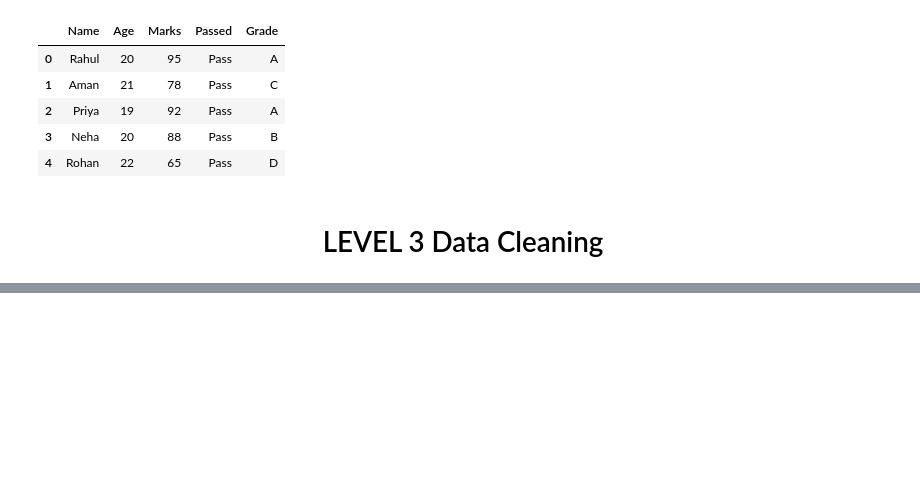
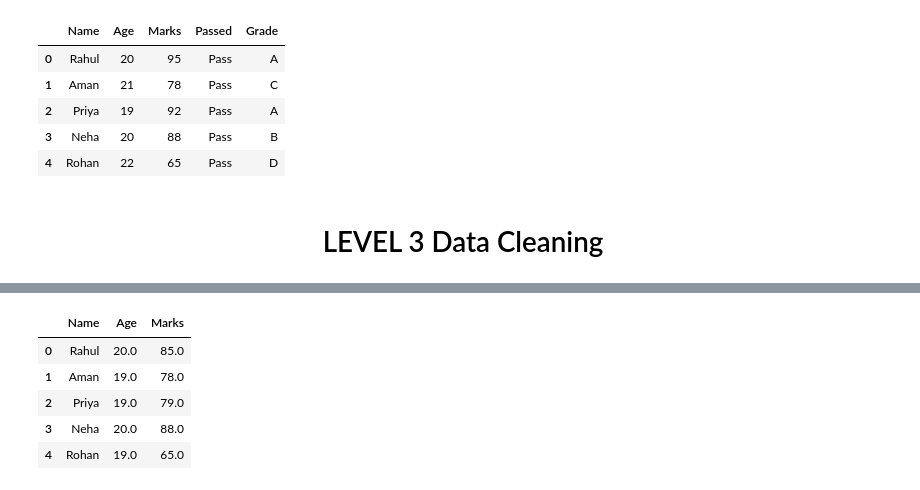
Before and after one commit to SannidhRaj/Data-Sci-Practise-Quesation, a Jupyter notebook: Pandas.ipynb, the cells around one changed output, grey strips where cells are left out. Saved outputs shown, nothing was run; the diff lists cells and outputs as text; code cells hidden in the pictures; blank space fills up the shorter version.

```diff
--- a/Pandas.ipynb
+++ b/Pandas.ipynb
@@ -429,0 +484,9 @@ df3
+# %%
+df2=df.copy()
+avg_age=int(df2["Age"].mean())
+df2["Age"]=df2["Age"].fillna(avg_age)
+print(df2["Age"].fillna(avg_age))
+
+avg_marks=df2["Marks"].mean()
+df2["Marks"]=df2["Marks"].fillna(avg_marks)
+print(df2["Marks"].fillna(avg_marks))
@@ -429,0 +506,9 @@ df3
+# %%
+df2
+# %% [output]
+|  | Name | Age | Marks |
+| 0 | Rahul | 20.0 | 85.0 |
+| 1 | Aman | 19.0 | 78.0 |
+| 2 | Priya | 19.0 | 79.0 |
+| 3 | Neha | 20.0 | 88.0 |
+| 4 | Rohan | 19.0 | 65.0 |
```
Also changed, not shown: parts of 37 cells of this notebook, 2 other files.
